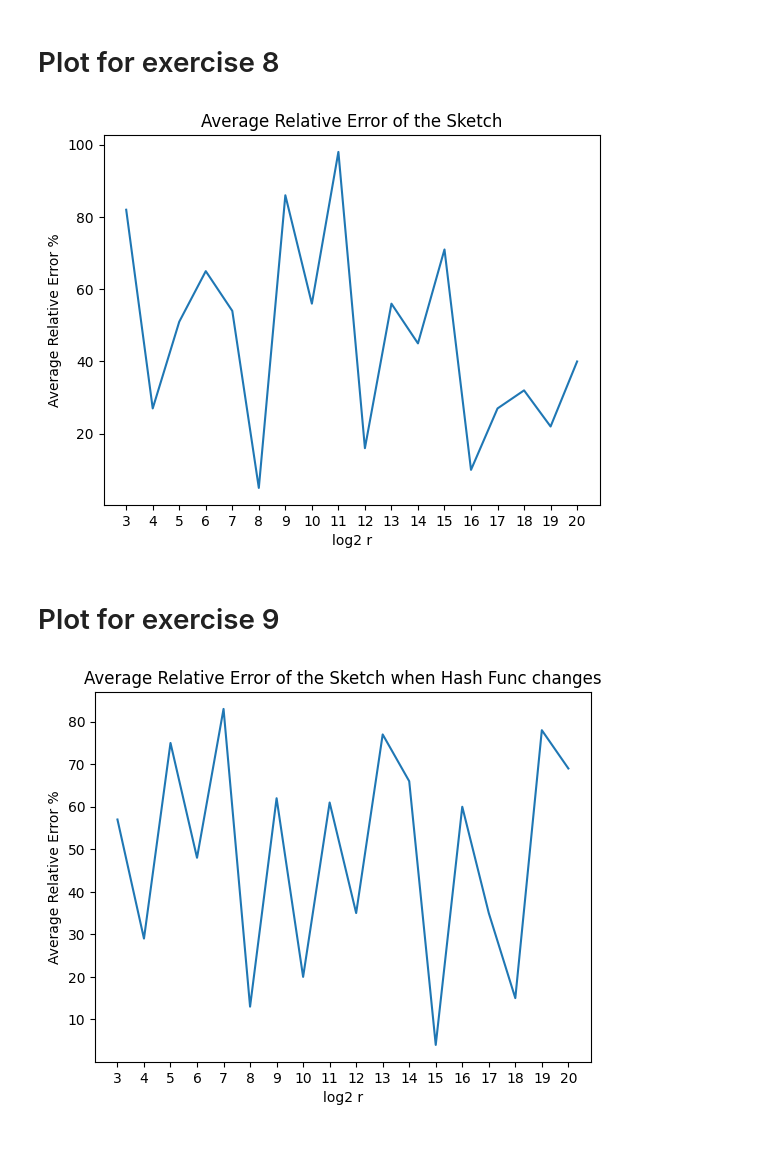
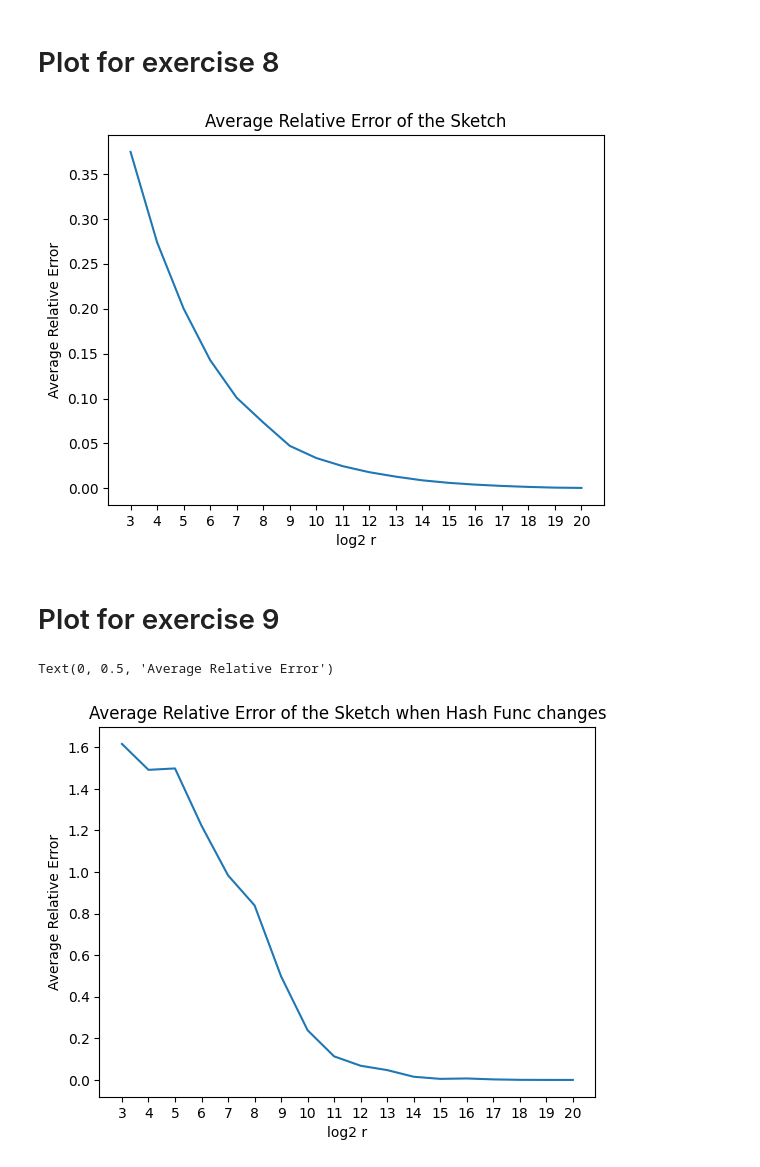
Before and after one commit to Sniperer/RA, a Jupyter notebook: plot_for_RA2.ipynb, the cells around one changed output. Drawn from its saved outputs; the diff is of its cells as text; code cells hidden in the pictures.

```diff
--- a/plot_for_RA2.ipynb
+++ b/plot_for_RA2.ipynb
@@ -62,0 +36,29 @@ plt.show()
+# %%
+import math
+import random
+#plt.subplot(222)
+x = [i for i in range(6,29)]
+#y1 = [random.randint(100,1000) for i in range(6,29)]# hash with chaining
+#y2 = [random.randint(100,1000) for i in range(6,29)]# sketch with r=2**7
+#y3 = [random.randint(100,1000) for i in range(6,29)]# sketch with r=2**10
+#y4 = [random.randint(100,1000) for i in range(6,29)]# sketch with r=2**20
+y1=[1.18136,1.27742,1.23208,1.21615,1.2199,1.23854,6.90988,7.18589,7.16206,7.17476,9.25968,7.32561,11.2921,18.3723,21.8332,20.508,21.2096,22.1596,26.0112,1282.71,1164.2,1173.69,1273.94]
+y2=[5.76109,5.97586,6.15944,5.89314,5.90959,5.89041,6.20785,6.13917,6.6149,7.55996,8.62211,9.13484,9.22873,7.61236,8.30524,8.35392,9.30142,8.7689,7.91134,8.96837,7.98551,8.84985,8.72308]
+y3=[5.76109,6.04535,6.02832,5.90339,5.86299,5.9915,5.90076,6.13082,6.57726,7.59588,8.63747,9.30613,9.38704,9.27858,8.90324,8.84145,9.16142,8.78679,9.1381,8.84936,8.15739,8.83726,8.40843]
+y4=[6.19846,6.11899,6.10722,6.01025,6.07576,6.05937,6.11471,6.63253,7.8253,8.56556,8.95078,9.82856,10.193,10.1325,10.3261,9.44674,9.99725,8.96061,8.98346,9.57162,9.53136,9.43462,9.54481]
+"""
+for i in range(20):
+    y1.append(rs[i]['perfect']['query']/2**(rs[i]['case']))
+    y2.append(rs[i]['hash']['query']/2**(rs[i]['case']))
+    y3.append(rs[i]['tree']['query']/2**(rs[i]['case']))
+"""
+plt.plot(x,y1,label='hash with chaining')
+plt.plot(x,y2,label='sketch 2^7')
+plt.plot(x,y3,label='sketch 2^10')
+plt.plot(x,y4,label='sketch 2^20')
+plt.title("Average Update Time")
+plt.xlabel("log2 n")
+plt.ylabel("Time (s)")
+plt.xticks(x)
+plt.legend(loc=2)
+plt.show()
@@ -64,27 +88,34 @@ plt.show()
 # Plot for exercise 8
 # %%
 x = [i for i in range(3,21)]
-y = [random.randint(1,100) for i in range(3,21)]
-plt.plot(x,y,label='average relative error')
+#y = [random.randint(1,100) for i in range(3,21)]
+#y = [0.737709, 0.346108, 0.116749, 0.110951, 0.101426, 0.132222, 0.0672243, 0.00394761, 0.0188901, 0.0260697, 0.0318187, 0.00225975, 0.00231069, 0.000570048, 0.00628309, 0.00190715, 0, 0]
+y1 = [0.374455, 0.273873, 0.200055, 0.142793, 0.100857, 0.0734011, 0.0473529, 0.0337849, 0.0247151, 0.0180022, 0.0130595, 0.00894517, 0.00614511, 0.00416905, 0.00271518, 0.00162094, 0.000828293, 0.00050264, ]
+plt.plot(x,y1,label='average relative error')
 #plt.legend(loc=2)
 plt.xticks(x)
 plt.title('Average Relative Error of the Sketch')
 plt.xlabel('log2 r')
-plt.ylabel('Average Relative Error %')
+plt.ylabel('Average Relative Error')
 plt.show()
 # %% [output]
-[figure, old version]
+[figure, new version]
 # %% [markdown]
 # Plot for exercise 9
 # %%
+#plt.figure(figsize=(16,8))
+#plt.subplot(121)
 x = [i for i in range(3,21)]
-y = [random.randint(1,100) for i in range(3,21)]
-plt.plot(x,y,label='average relative error')
+#y = [random.randint(1,100) for i in range(3,21)]
+y2 = [1.61633, 1.49166, 1.49839, 1.22303, 0.984038, 0.839653, 0.497997, 0.238796, 0.113235, 0.0681455, 0.0472704, 0.0152548, 0.00508709, 0.00697906, 0.00256742, 0.000399967, 0, 0]
+plt.plot(x,y2,label='average relative error')
 #plt.legend(loc=2)
 plt.xticks(x)
 plt.title('Average Relative Error of the Sketch when Hash Func changes')
 plt.xlabel('log2 r')
-plt.ylabel('Average Relative Error %')
-plt.show()
+plt.ylabel('Average Relative Error')
+#plt.show()
+#plt.subplot(122)
 # %% [output]
+Text(0, 0.5, 'Average Relative Error')
-[figure, old version]
+[figure, new version]
```
Also changed, not shown: parts of 5 cells of this notebook.
